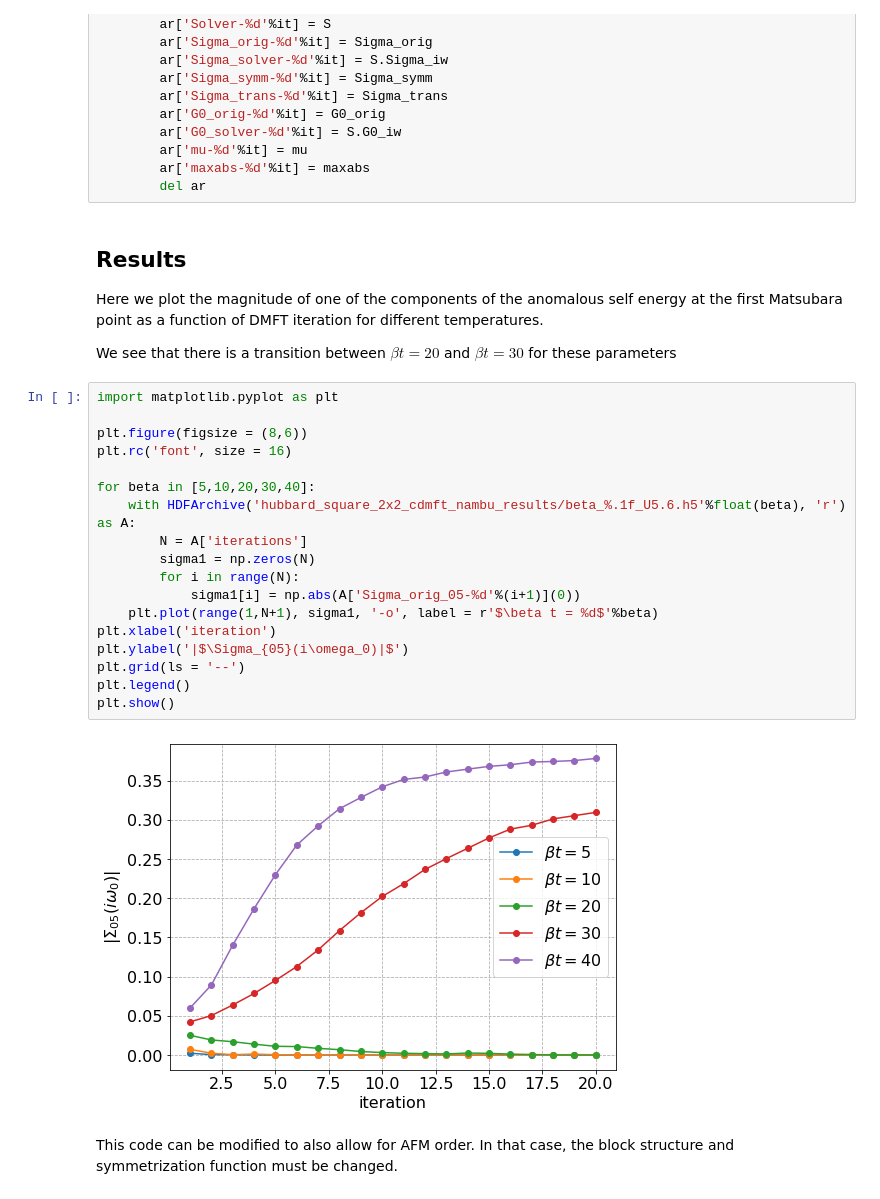
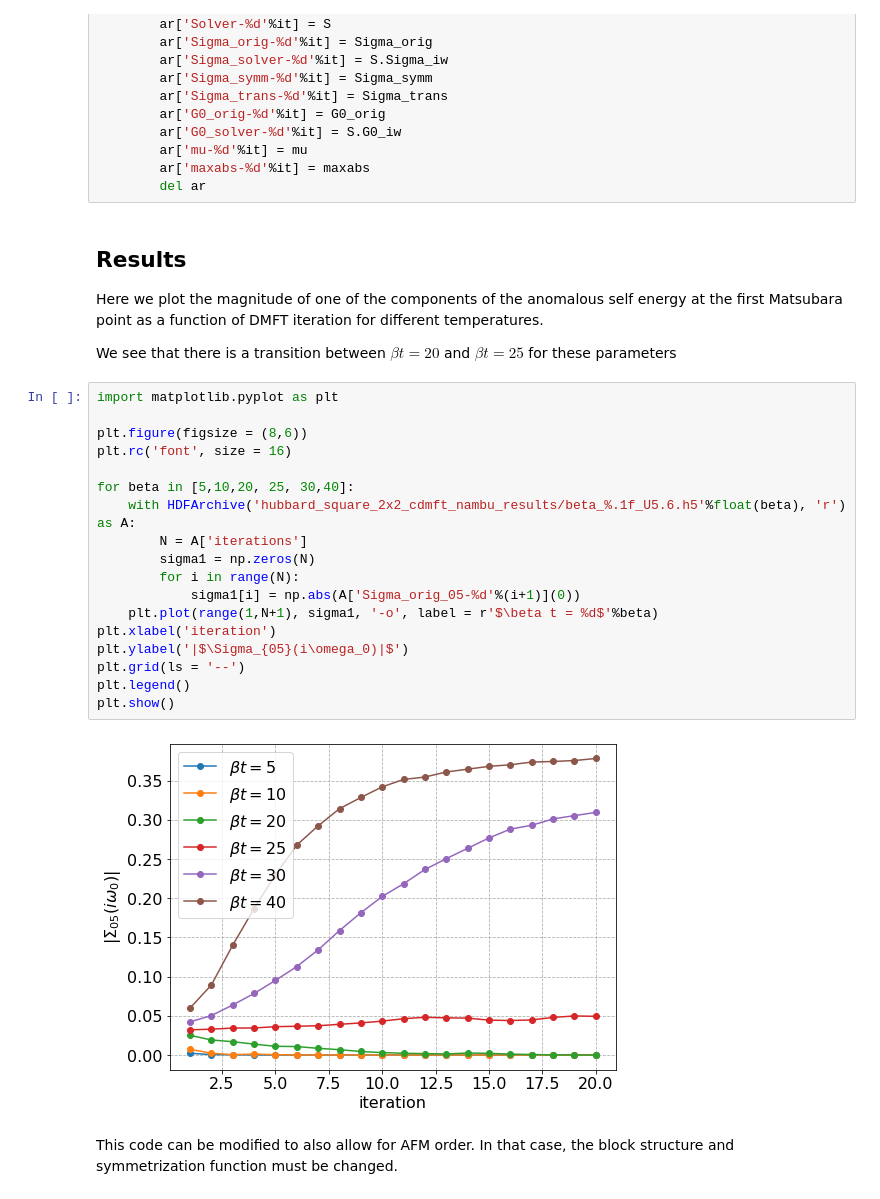
Before and after one commit to jkarp314/TRIQS_DMFT_examples, a Jupyter notebook: hubbard_square_2x2_cdmft_nambu.ipynb, the cells around one changed output. Cells and saved outputs as stored; diff of their text form.

Commit message:
add beta 25 result

```diff
--- a/hubbard_square_2x2_cdmft_nambu.ipynb
+++ b/hubbard_square_2x2_cdmft_nambu.ipynb
@@ -459,26 +459,26 @@ for iteration_number in range(1,nloops+1):
 
 Here we plot the magnitude of one of the components of the anomalous self energy at the first Matsubara point as a function of DMFT iteration for different temperatures.
 
-We see that there is a transition between $\beta t = 20$ and $\beta t = 30$ for these parameters
+We see that there is a transition between $\beta t = 20$ and $\beta t = 25$ for these parameters
 # %%
 import matplotlib.pyplot as plt
 
 plt.figure(figsize = (8,6))
 plt.rc('font', size = 16)
 
-for beta in [5,10,20,30,40]:
+for beta in [5,10,20, 25, 30,40]:
     with HDFArchive('hubbard_square_2x2_cdmft_nambu_results/beta_%.1f_U5.6.h5'%float(beta), 'r') as A:
         N = A['iterations']
         sigma1 = np.zeros(N)
         for i in range(N):
             sigma1[i] = np.abs(A['Sigma_orig_05-%d'%(i+1)](0))
     plt.plot(range(1,N+1), sigma1, '-o', label = r'$\beta t = %d$'%beta)
 plt.xlabel('iteration')
 plt.ylabel('|$\Sigma_{05}(i\omega_0)|$')
 plt.grid(ls = '--')
 plt.legend()
 plt.show()
 # %% [output]
-[figure, old version]
+[figure, new version]
 # %% [markdown]
 This code can be modified to also allow for AFM order. In that case, the block structure and symmetrization function must be changed.
```
Also changed, not shown: parts of 1 cell of this notebook, 1 other file.
